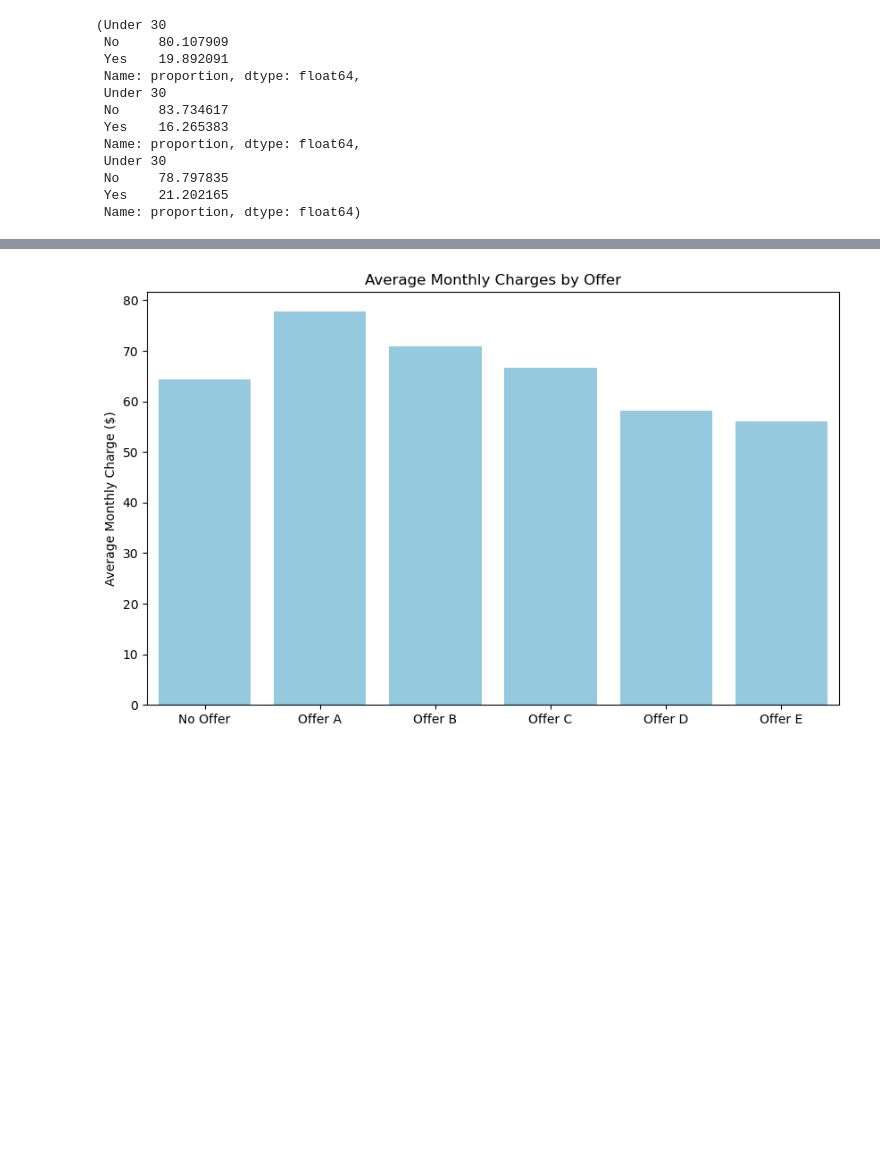
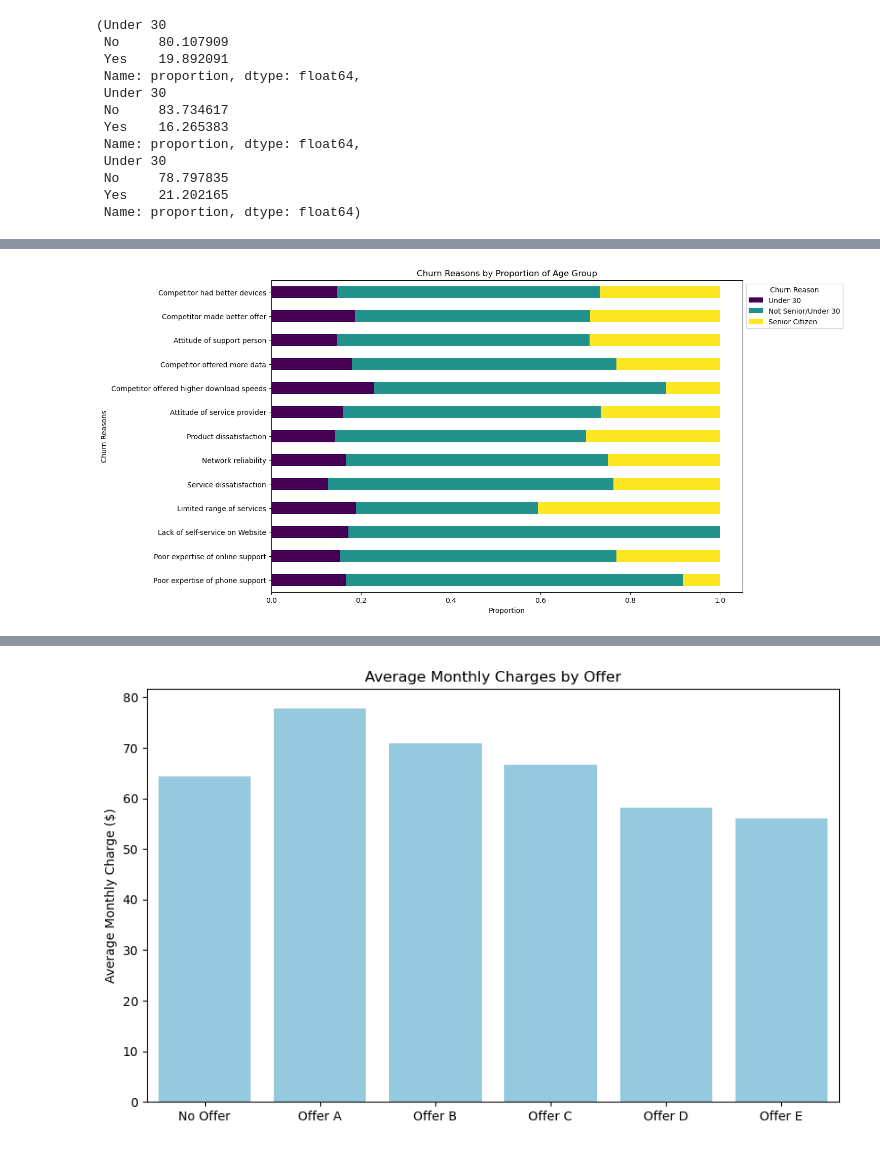
Before and after one commit to Jacky-Lam-CY/PROG74010-DataProject, a Jupyter notebook: PROG74010-DataProject.ipynb, the cells around one changed output, grey strips where cells are left out. Saved outputs shown, nothing was run; the diff lists cells and outputs as text; code cells hidden in the pictures; blank space fills up the shorter version.

```diff
--- a/PROG74010-DataProject.ipynb
+++ b/PROG74010-DataProject.ipynb
@@ -1288,0 +1314,14 @@ total_seniors_percentage, churned_seniors_percentage, non_churned_seniors_percen
+# %%
+# Calculate proportions of each churn reason within each age group
+churn_reasons_proportions = churn_reasons_by_age.div(churn_reasons_by_age.sum(axis=1), axis=0)
+
+# Plotting the data
+fig, ax = plt.subplots(figsize=(12, 8))
+churn_reasons_proportions.plot(kind='barh', stacked=True, ax=ax, colormap='viridis')
+plt.title('Churn Reasons by Proportion of Age Group')
+plt.xlabel('Proportion')
+plt.ylabel('Churn Reasons')
+plt.legend(title='Churn Reason', bbox_to_anchor=(1, 1), loc='upper left')
+plt.show()
+# %% [output]
+[figure, added]
```
Also changed, not shown: parts of 10 cells of this notebook.
